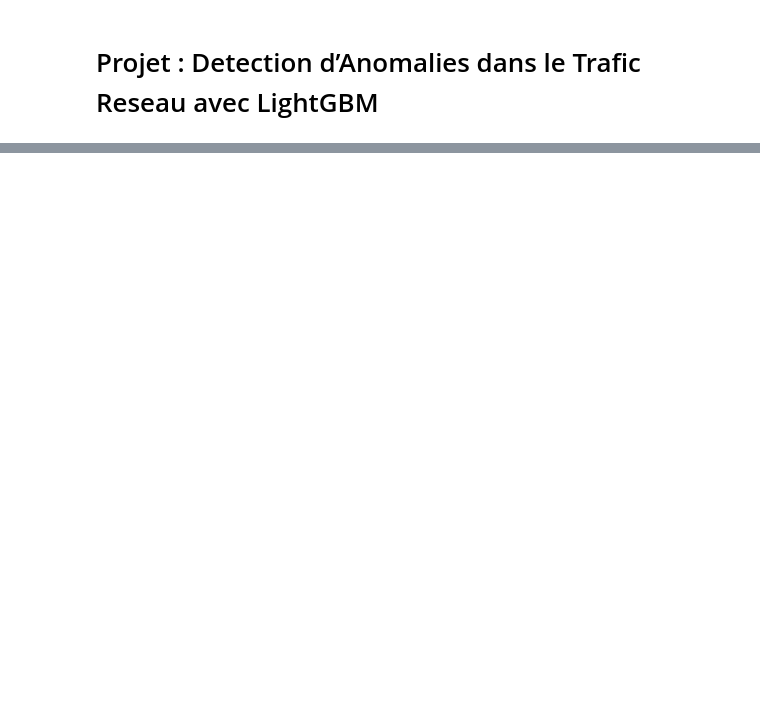
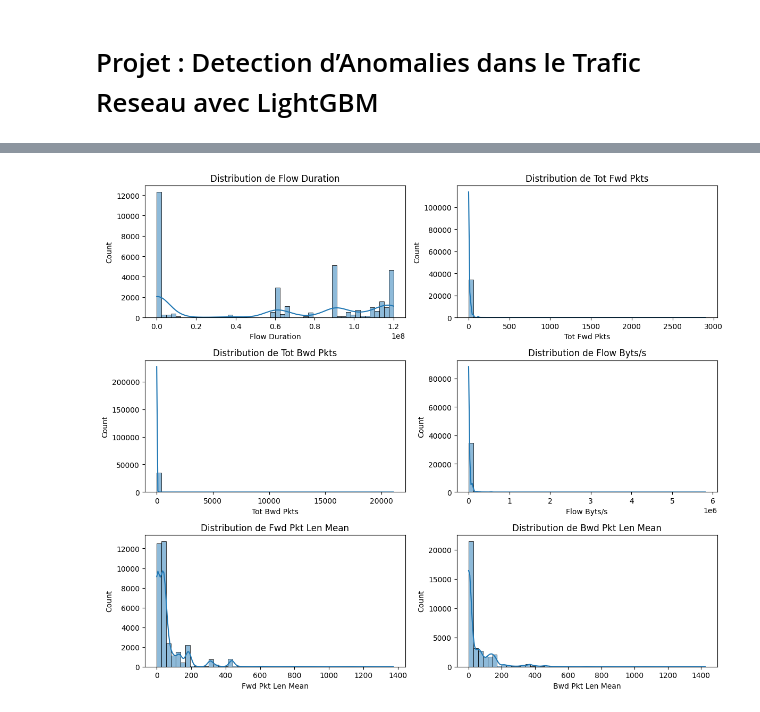
Before and after one commit to Ibrahima-Ndao/lightgbm-anomaly-detection, a Jupyter notebook: detection_anomalies_lightgbm.ipynb, the cells around one changed output, grey strips where cells are left out. Drawn from its saved outputs; the diff is of its cells as text; code cells hidden in the pictures; blank space fills up the shorter version.

Commit message:
Analyse et exploration des données. 1er dépot

```diff
--- a/detection_anomalies_lightgbm.ipynb
+++ b/detection_anomalies_lightgbm.ipynb
@@ -27,7 +9,9 @@ Successfully installed seaborn-0.13.2
 # %%
 import pandas as pd
-import numpy as np
 import matplotlib.pyplot as plt
 import seaborn as sns
+from scipy.stats import zscore
+
+# **1. Charger les données
+file_path = "data-20221207.csv"
+df = pd.read_csv(file_path)
-# %%
-df = pd.read_csv('data-20221207.csv')
@@ -64,0 +52,25 @@ max    1.670453e+15  1.670453e+15
+# %%
+# **3. Étude de la distribution des données**
+fig, axes = plt.subplots(3, 2, figsize=(12, 10))
+sns.histplot(df['Flow Duration'], bins=50, kde=True, ax=axes[0, 0])
+axes[0, 0].set_title('Distribution de Flow Duration')
+
+sns.histplot(df['Tot Fwd Pkts'], bins=50, kde=True, ax=axes[0, 1])
+axes[0, 1].set_title('Distribution de Tot Fwd Pkts')
+
+sns.histplot(df['Tot Bwd Pkts'], bins=50, kde=True, ax=axes[1, 0])
+axes[1, 0].set_title('Distribution de Tot Bwd Pkts')
+
+sns.histplot(df['Flow Byts/s'], bins=50, kde=True, ax=axes[1, 1])
+axes[1, 1].set_title('Distribution de Flow Byts/s')
+
+sns.histplot(df['Fwd Pkt Len Mean'], bins=50, kde=True, ax=axes[2, 0])
+axes[2, 0].set_title('Distribution de Fwd Pkt Len Mean')
+
+sns.histplot(df['Bwd Pkt Len Mean'], bins=50, kde=True, ax=axes[2, 1])
+axes[2, 1].set_title('Distribution de Bwd Pkt Len Mean')
+
+plt.tight_layout()
+plt.show()
+# %% [output]
+[figure, added]
```
Also changed, not shown: parts of 13 cells of this notebook.
